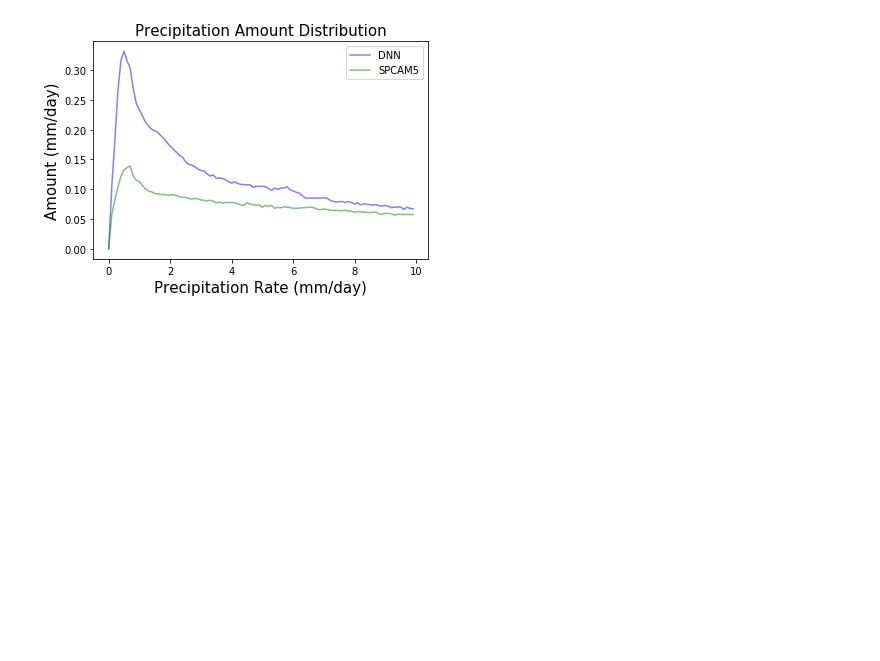
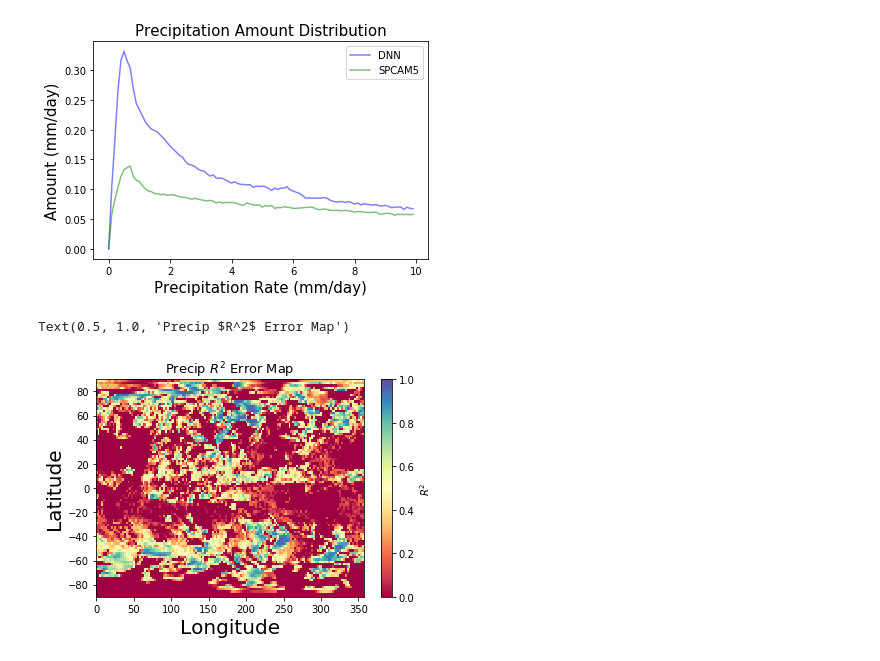
Before and after one commit to jens321/CBRAIN-CAM, a Jupyter notebook: Precip_Editor.ipynb, the cells around one changed output. Cells and saved outputs as stored; diff of their text form; code cells hidden in the pictures; blank space fills up the shorter version.

```diff
--- a/Precip_Editor.ipynb
+++ b/Precip_Editor.ipynb
@@ -108,0 +146,36 @@ amount_gen(p, t, m, M)
+# %%
+lons = np.array(valid_data.variables['lon'])
+lats = np.array(valid_data.variables['lat'])
+#generate the latitudes
+lat_var = []
+for i in range(len(lats)):
+    if lats[i] not in lat_var:
+        lat_var.append(lats[i])
+
+#generate the longtiude
+lon_var = []
+for i in range(len(lons)):
+    if lons[i] not in lon_var:
+        lon_var.append(lons[i])
+# %%
+Xvar, Yvar = np.meshgrid(np.array(lon_var), np.array(lat_var))
+# %%
+Z = R
+for i in range(len(R)):
+    for j in range(len(R[i])):
+        if R[i][j] < -1.0:
+            Z[i][j] = -1.0
+        if R[i][j] > 1.0:
+            Z[i][j] = 1.0
+# %%
+fig, ax = plt.subplots()
+im = ax.pcolor(Xvar, Yvar, Z, cmap = 'Spectral', vmin = 0.0, vmax = 1.0)
+fig.colorbar(im, label='$R^2$')
+plt.xlabel('Longitude',fontsize=20)
+plt.ylabel('Latitude', fontsize=20)
+plt.title('Precip $R^2$ Error Map', fontsize=13)
+#plt.gca().invert_yaxis()
+#plt.savefig('/oasis/scratch/comet/gmooers/temp_project/SCRIPTS/Figures/SW_FLX_TOA_SPCAM5_R_squared.png')
+# %% [output]
+Text(0.5, 1.0, 'Precip $R^2$ Error Map')
+[figure, added]
```
Also changed, not shown: parts of 5 cells of this notebook, 26 other files.
